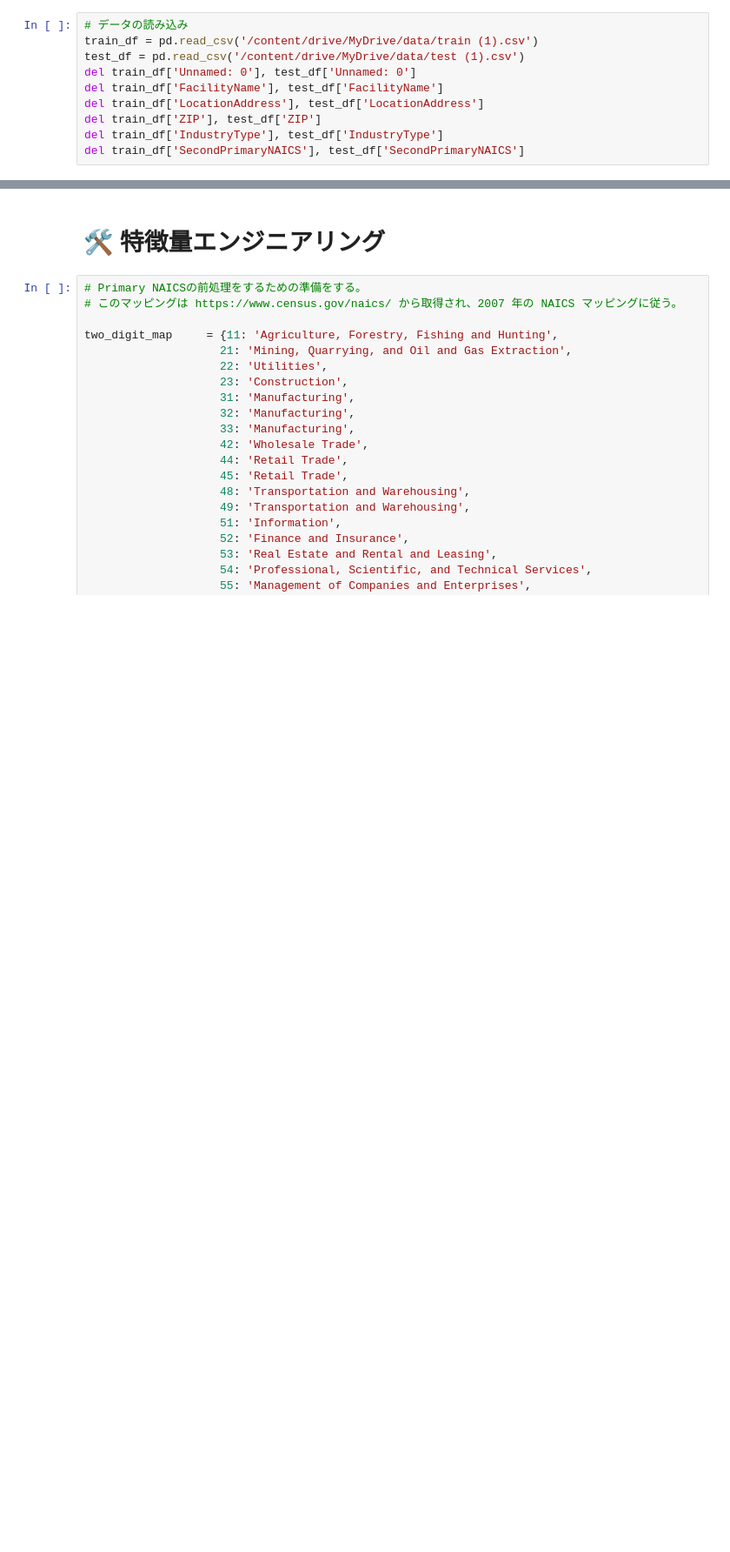
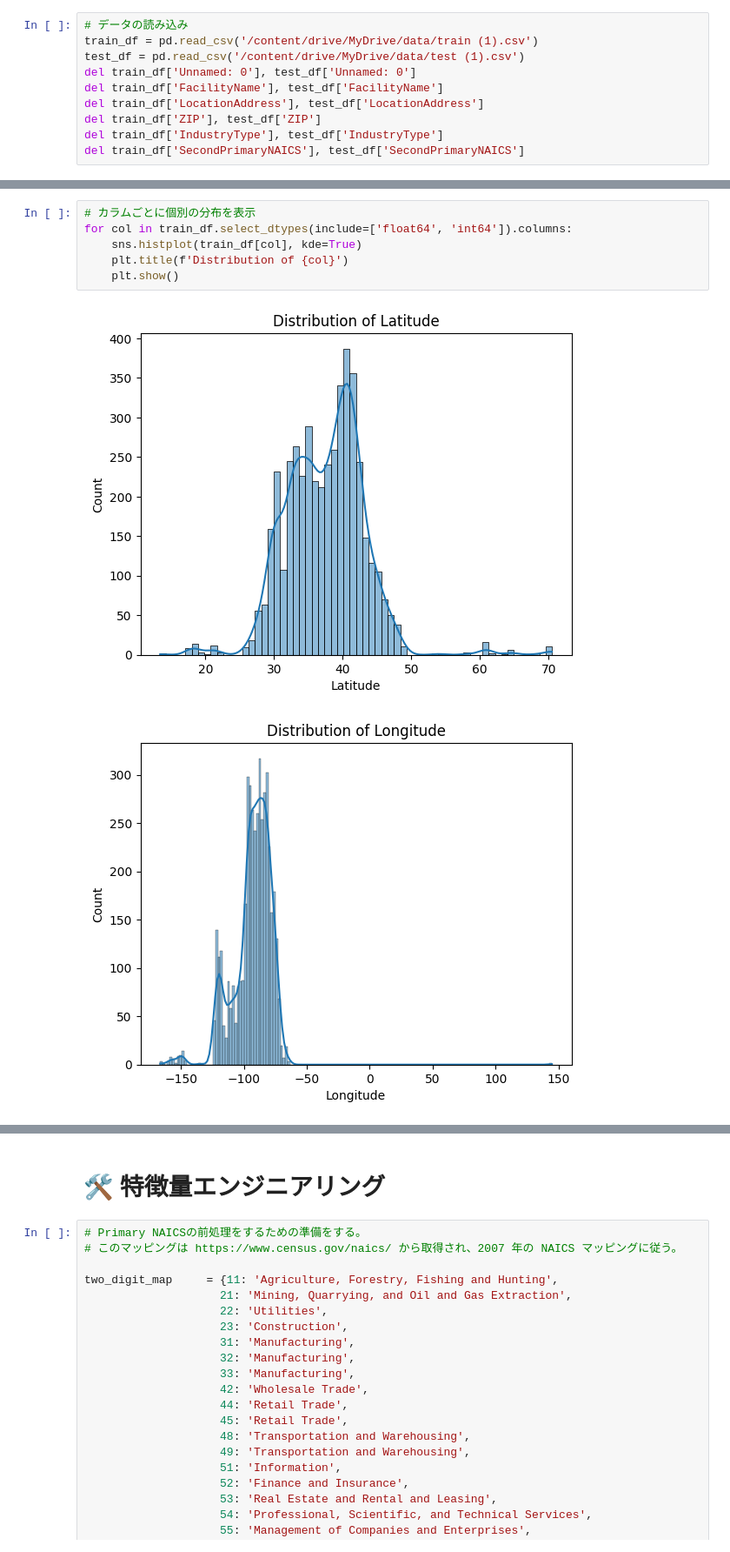
Before and after one commit to issei4683/issei4683-SMBC-Group-GREEN-DATA-Challenge-2024, a Jupyter notebook: SMBC_Group_GREEN×DATA_Challenge_2024_code.ipynb, the cells around one changed output, grey strips where cells are left out. Shown at 87% size. Cells and saved outputs as stored; diff of their text form; blank space fills up the shorter version.

```diff
--- a/SMBC_Group_GREEN×DATA_Challenge_2024_code.ipynb
+++ b/SMBC_Group_GREEN×DATA_Challenge_2024_code.ipynb
@@ -78,0 +122,9 @@ train_df.describe().round(2)
+# %%
+# カラムごとに個別の分布を表示
+for col in train_df.select_dtypes(include=['float64', 'int64']).columns:
+    sns.histplot(train_df[col], kde=True)
+    plt.title(f'Distribution of {col}')
+    plt.show()
+# %% [output]
+[figure, added]
+[figure, added]
```
Also changed, not shown: parts of 16 cells of this notebook.
